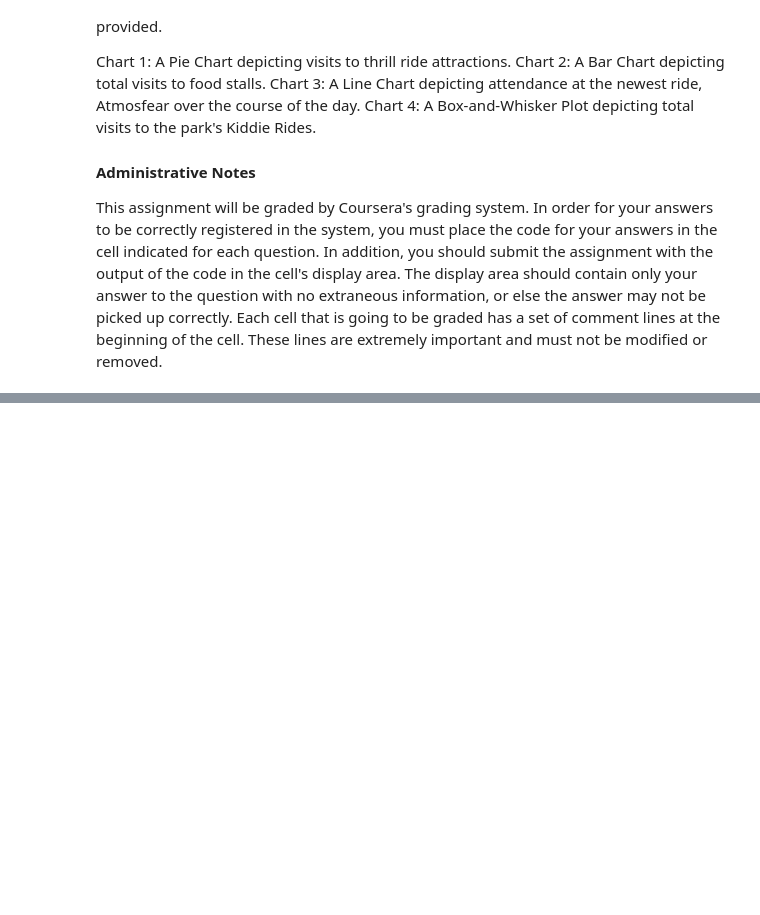
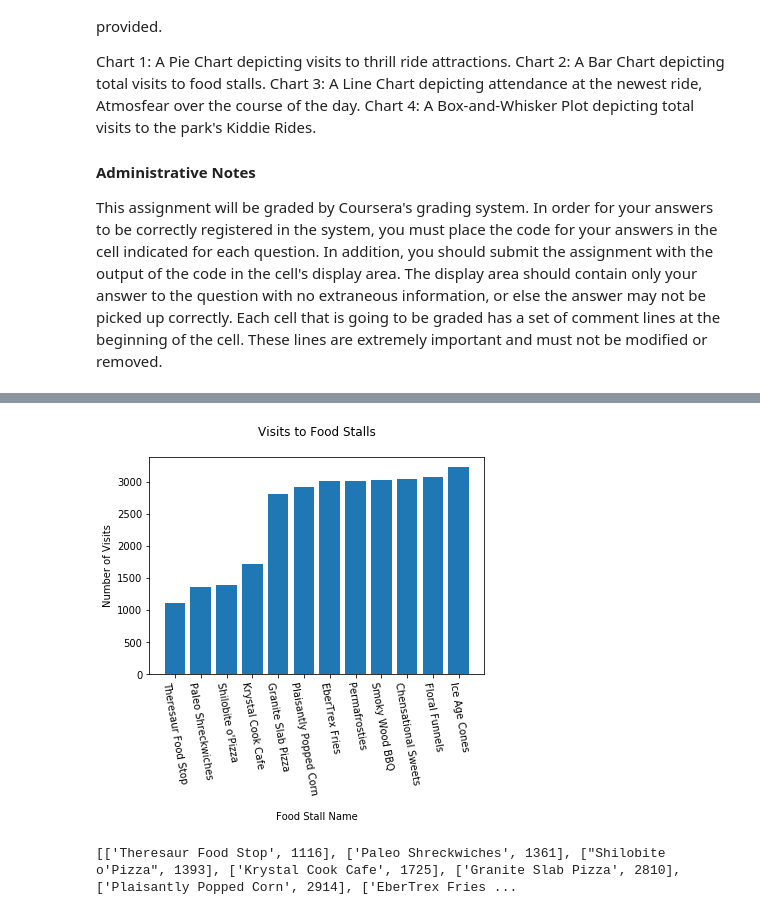
Before and after one commit to claudiordgz/asu-mcs, a Jupyter notebook: CSE578/programming-assignments/Assignment 2.ipynb, the cells around one changed output, grey strips where cells are left out. Cells and saved outputs as stored; diff of their text form; code cells hidden in the pictures; blank space fills up the shorter version.

```diff
--- a/CSE578/programming-assignments/Assignment 2.ipynb
+++ b/CSE578/programming-assignments/Assignment 2.ipynb
@@ -39,5 +69,34 @@ This assignment will be graded by Coursera's grading system. In order for your a
 # %%
 # Graded Cell, PartID: 9Ocyl
 # Make a bar chart of total visits to food stalls. For this question,
 #  display the bar chart in the notebook and print the data used to create the
 #  bar chart as a list of lists (ex: [['Stall 1', 10], ['Stall 2', 50], ...])
+c.execute("""
+    SELECT attraction.Name, count(checkin.visitorId) as visits
+    FROM checkin
+    LEFT JOIN attraction
+    ON checkin.attraction = attraction.AttractionID
+    WHERE attraction.Category LIKE '%Food%'
+    GROUP BY attraction.Name
+    ORDER BY visits;
+    """)
+
+visits_to_food_stall = c.fetchall()
+
+food_stall_stats = pd.DataFrame.from_records(visits_to_food_stall, columns=['Attraction Name', 'Visits'])
+
+fig, ax = plt.subplots()
+ax.bar(range(len(food_stall_stats['Visits'])), food_stall_stats['Visits'])
+
+ax.set_title('Visits to Food Stalls\n')
+
+ax.set_ylabel('Number of Visits')
+ax.set_xlabel('\nFood Stall Name')
+ax.set_xticks([i for i in range(len(food_stall_stats['Attraction Name']))])
+ax.set_xticklabels([name for name in food_stall_stats['Attraction Name']], rotation=280)
+plt.show()
+
+print(food_stall_stats.values.tolist())
+# %% [output]
+[figure, added]
+[['Theresaur Food Stop', 1116], ['Paleo Shreckwiches', 1361], ["Shilobite o'Pizza", 1393], ['Krystal Cook Cafe', 1725], ['Granite Slab Pizza', 2810], ['Plaisantly Popped Corn', 2914], ['EberTrex Fries ...
```
Also changed, not shown: parts of 6 cells of this notebook.
